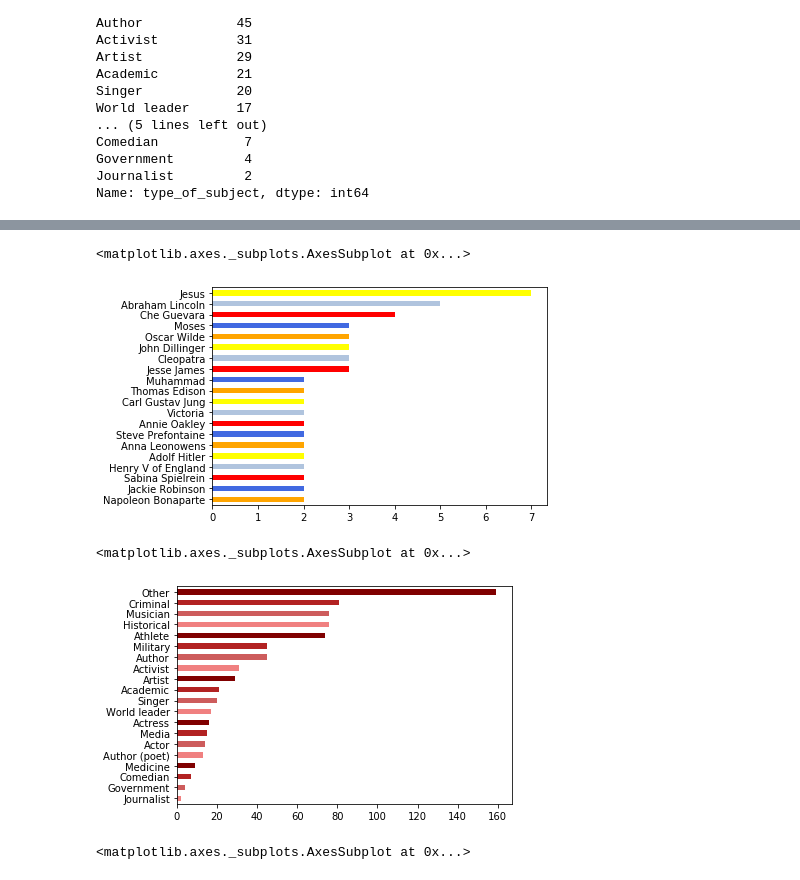
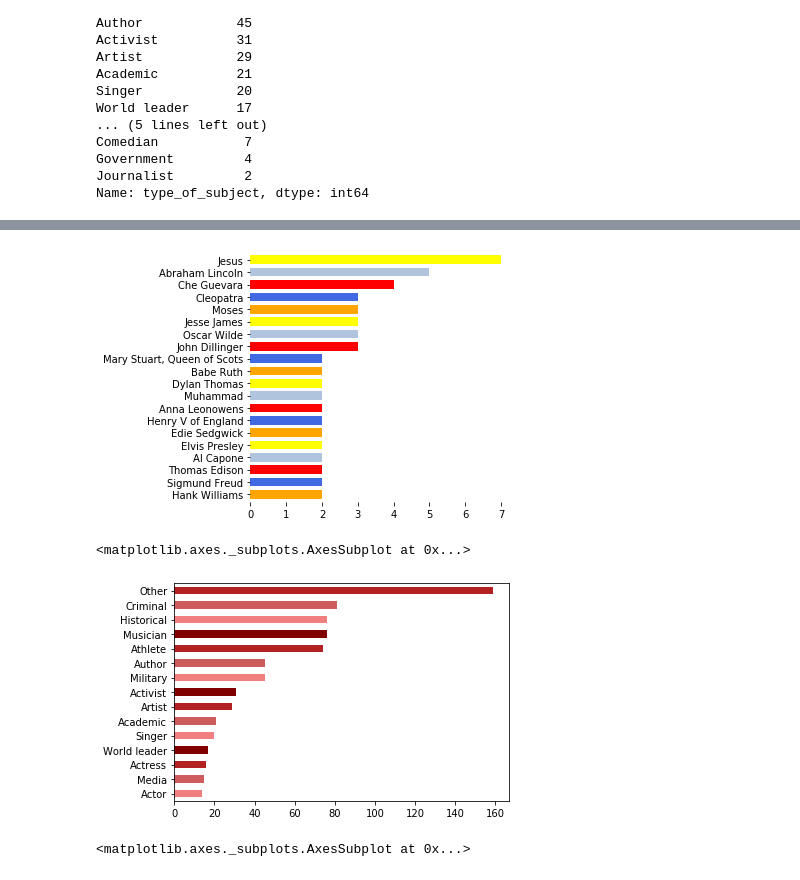
Before and after one commit to at3432/DataStudioProjects, a Jupyter notebook: Biopics/Biopics.ipynb, the cells around one changed output, grey strips where cells are left out. Cells and saved outputs as stored; diff of their text form; code cells hidden in the pictures.

Commit message:
First graph

```diff
--- a/Biopics/Biopics.ipynb
+++ b/Biopics/Biopics.ipynb
@@ -5,3 +3,9 @@ import matplotlib
+# %%
+import matplotlib
+import matplotlib.pyplot as plt
+matplotlib.rcParams['pdf.fonttype'] = 42
+
+%matplotlib inline
 # %%
 df = pd.read_csv("biopics.csv", encoding='latin-1')
 # %%
@@ -74,15 +77,18 @@ df.subject.value_counts().head(20).plot(kind="pie")
 # %%
 colors = ['orange', 'royalblue', 'red', 'lightsteelblue', 'yellow']
-df.subject.value_counts().head(20).sort_values(ascending=True).plot(kind="barh", width=0.5, color=colors)
+df.subject.value_counts().head(20).sort_values(ascending=True).plot(kind="barh", width=0.7, color=colors)
+
+plt.box(False)
+plt.tight_layout()
+plt.savefig('output.pdf')
 # %% [output]
-<matplotlib.axes._subplots.AxesSubplot at 0x...>
-[figure, old version]
+[figure, new version]
 # %%
 colors = ['lightcoral', 'indianred', 'firebrick', 'maroon']
-df.type_of_subject.value_counts().head(20).sort_values(ascending=True).plot(kind="barh", width=0.5, color=colors)
+df.type_of_subject.value_counts().head(15).sort_values(ascending=True).plot(kind="barh", width=0.5, color=colors)
 # %% [output]
 <matplotlib.axes._subplots.AxesSubplot at 0x...>
-[figure, old version]
+[figure, new version]
 # %%
 gender = df.subject_sex.value_counts(normalize=True)*100
 # %%
```
Also changed, not shown: parts of 5 cells of this notebook, 3 other files.
